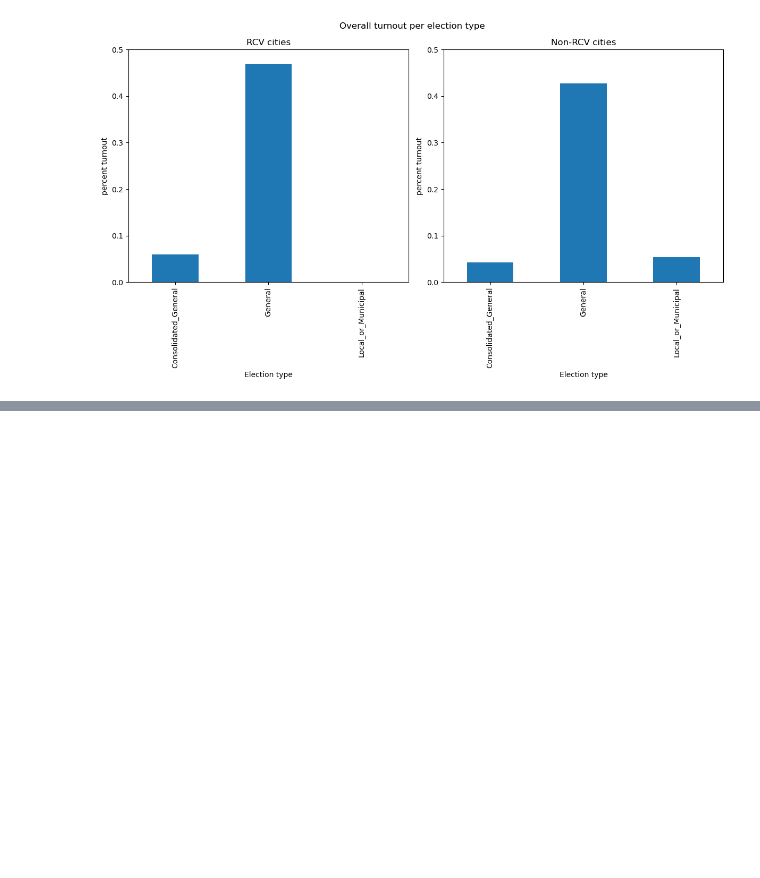
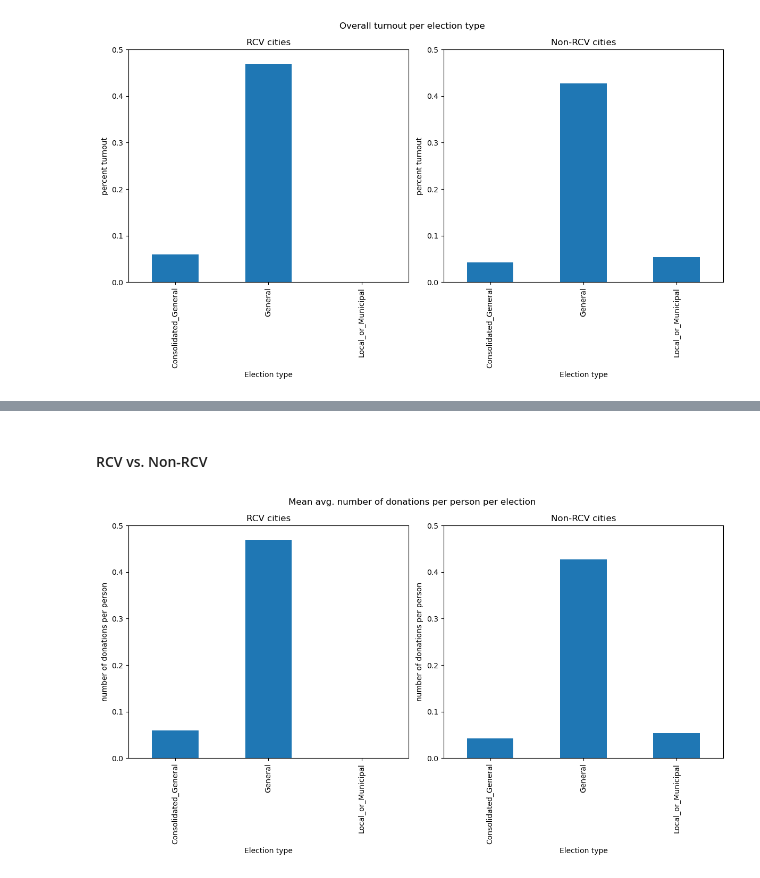
Before and after one commit to jnshzk/capstone, a Jupyter notebook: Visualizations_by_election_type.ipynb, the cells around one changed output, grey strips where cells are left out. Cells and saved outputs as stored; diff of their text form; code cells hidden in the pictures; blank space fills up the shorter version.

```diff
--- a/Visualizations_by_election_type.ipynb
+++ b/Visualizations_by_election_type.ipynb
@@ -151,0 +115,22 @@ Index(['Residence_Addresses_City', 'elec_date', 'elec_year', 'elec_type',
+# %% [markdown]
+#### RCV vs. Non-RCV
+# %%
+data_RCV = data[data['Residence_Addresses_City'].isin(RCV_cities_CA)]
+data_nonRCV = data[data['Residence_Addresses_City'].isin(nonRCV_cities_CA)]
+
+avg_num_donations_RCV = data_RCV.groupby(['elec_type']).mean()['avg_donation_per_person']
+avg_num_donations_nonRCV = data_nonRCV.groupby(['elec_type']).mean()['avg_donation_per_person']
+
+# subplots w both
+fig, (ax1, ax2) = plt.subplots(1, 2)
+fig.suptitle('Mean avg. number of donations per person per election')
+fig.set_size_inches(12, 7)
+avg_turnout_RCV.plot.bar(title='RCV cities', xlabel='Election type',
+                         ylabel='number of donations per person', ax=ax1, ylim=[0, 0.5])
+avg_turnout_nonRCV.plot.bar(title='Non-RCV cities', xlabel='Election type',
+                            ylabel='number of donations per person', ax=ax2, ylim=[0, 0.5])
+
+
+fig.tight_layout()
+# %% [output]
+[figure, added]
```
Also changed, not shown: parts of 12 cells of this notebook.
